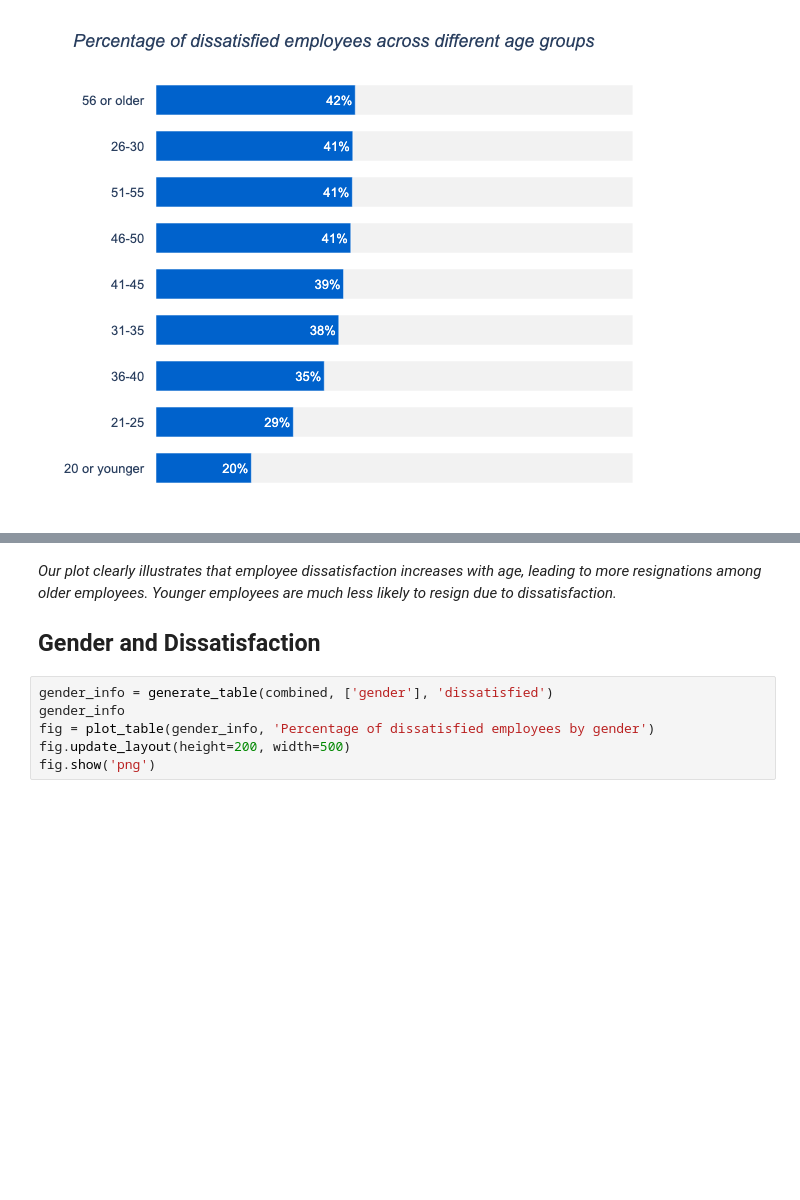
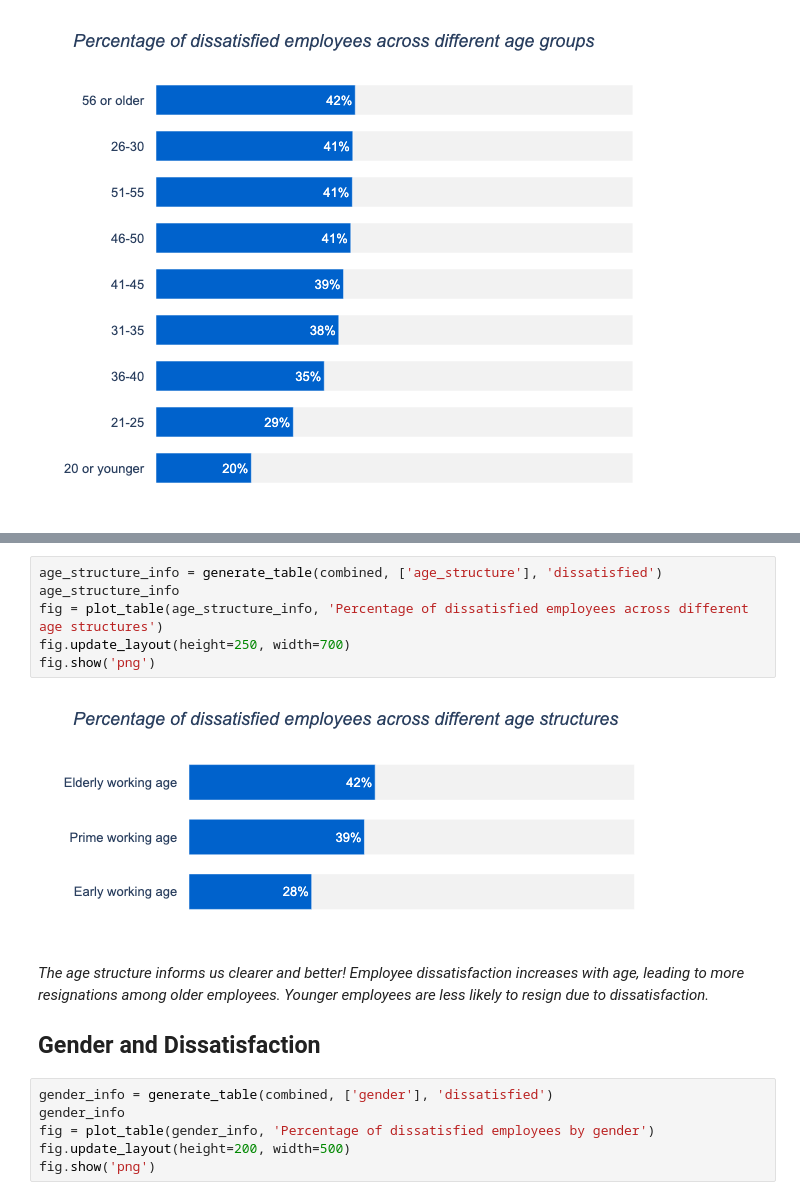
Before and after one commit to Lippins/Employee_exit_surveys, a Jupyter notebook: notebook.ipynb, the cells around one changed output, grey strips where cells are left out. Saved outputs shown, nothing was run; the diff lists cells and outputs as text; blank space fills up the shorter version.

```diff
--- a/notebook.ipynb
+++ b/notebook.ipynb
@@ -1405,5 +1411,13 @@ fig.show('png')
+# %%
+age_structure_info = generate_table(combined, ['age_structure'], 'dissatisfied')
+age_structure_info
+fig = plot_table(age_structure_info, 'Percentage of dissatisfied employees across different age structures')
+fig.update_layout(height=250, width=700)
+fig.show('png')
+# %% [output]
+[figure, added]
 # %% [markdown]
-*Our plot clearly illustrates that employee dissatisfaction increases with age, leading to more resignations among older employees. Younger employees are much less likely to resign due to dissatisfaction.*
+*The age structure informs us clearer and better! Employee dissatisfaction increases with age, leading to more resignations among older employees. Younger employees are less likely to resign due to dissatisfaction.*
 
 ## Gender and Dissatisfaction
 # %%
```
Also changed, not shown: parts of 23 cells of this notebook.
